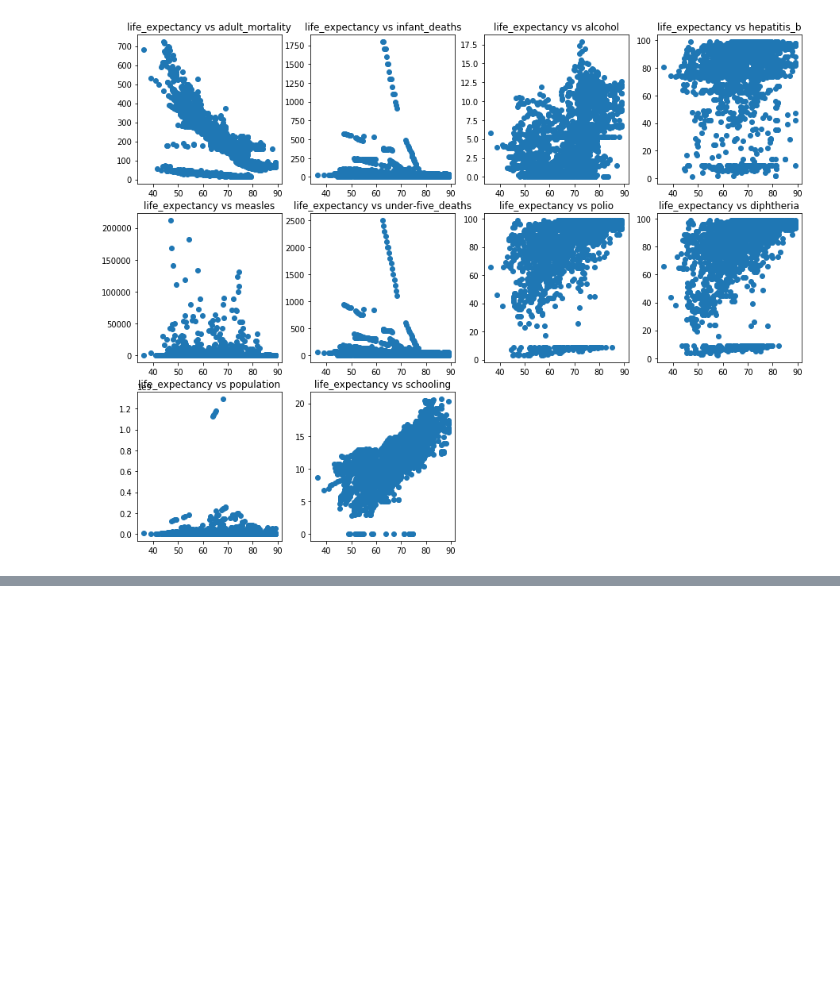
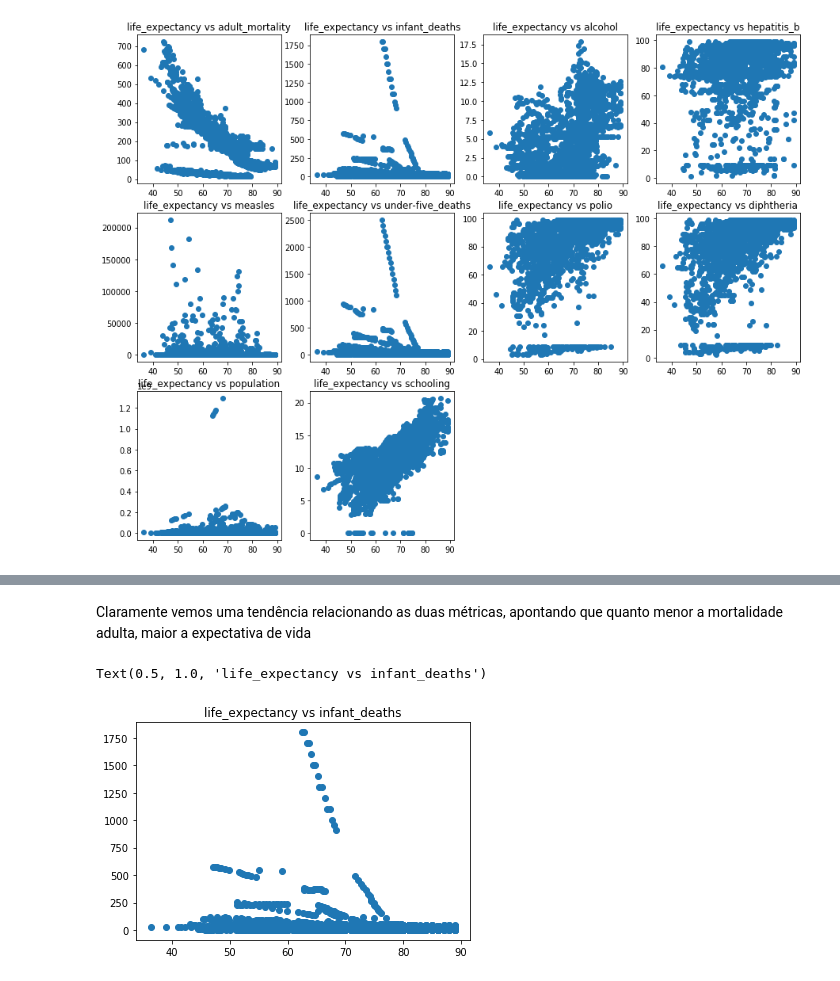
Before and after one commit to juliatiemi/icd-final-project, a Jupyter notebook: ProjetoFinalICD.ipynb, the cells around one changed output, grey strips where cells are left out. Cells and saved outputs as stored; diff of their text form; code cells hidden in the pictures; blank space fills up the shorter version.

```diff
--- a/ProjetoFinalICD.ipynb
+++ b/ProjetoFinalICD.ipynb
@@ -189,0 +203,8 @@ plt.show()
+# %% [markdown]
+Claramente vemos uma tendência relacionando as duas métricas, apontando que quanto menor a mortalidade adulta, maior a expectativa de vida
+# %%
+plt.scatter(expectativa_de_vida['life_expectancy'], expectativa_de_vida[continuous_vars[1]])
+plt.title('life_expectancy vs ' + continuous_vars[1])
+# %% [output]
+Text(0.5, 1.0, 'life_expectancy vs infant_deaths')
+[figure, added]
```
Also changed, not shown: parts of 15 cells of this notebook.
